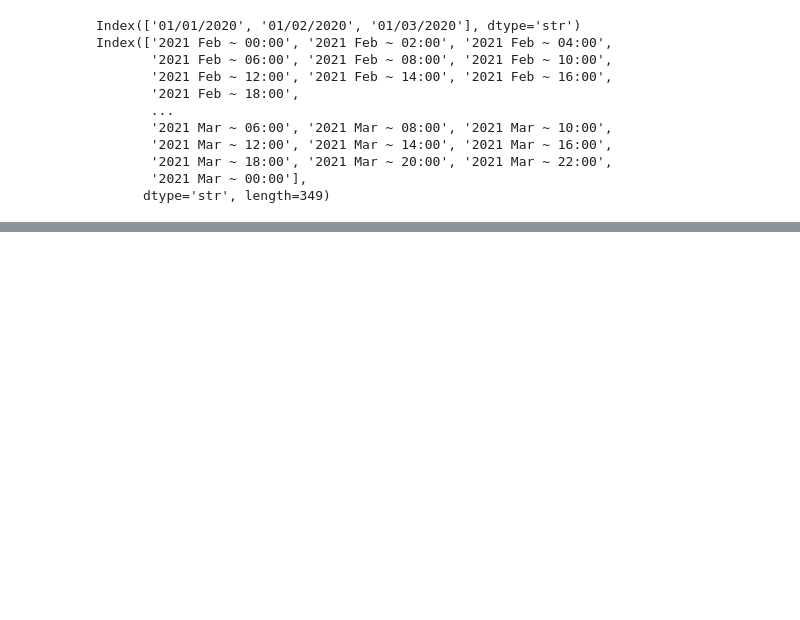
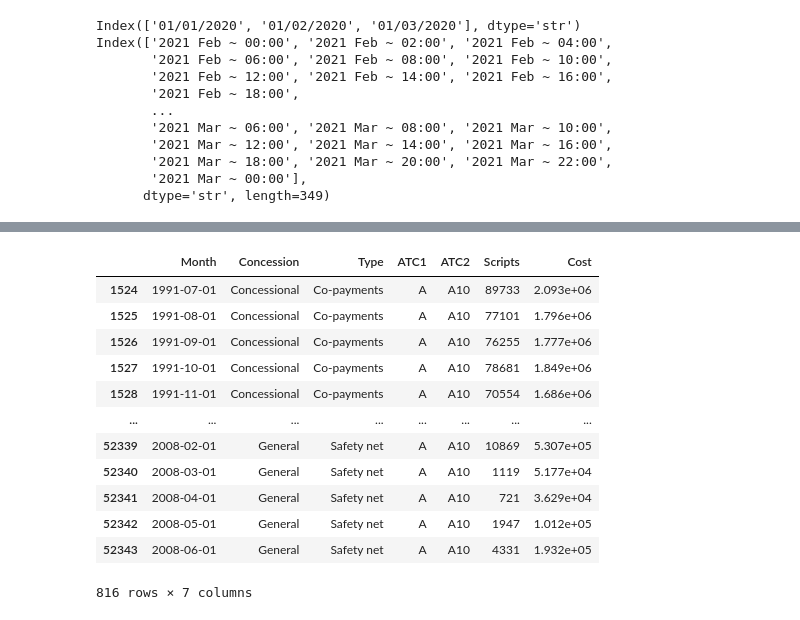
Before and after one commit to Ak62007/TS, a Jupyter notebook: notebooks/00_TS_Graphics.ipynb, the cells around one changed output, grey strips where cells are left out. Drawn from its saved outputs; the diff is of its cells as text; code cells hidden in the pictures; blank space fills up the shorter version.

```diff
--- a/notebooks/00_TS_Graphics.ipynb
+++ b/notebooks/00_TS_Graphics.ipynb
@@ -208,0 +309,17 @@ Index(['2021 Feb ~ 00:00', '2021 Feb ~ 02:00', '2021 Feb ~ 04:00',
+# %%
+a10 = pbs_data.loc[pbs_data['ATC2'] == 'A10']
+a10
+# %% [output]
+|  | Month | Concession | Type | ATC1 | ATC2 | Scripts | Cost |
+| 1524 | 1991-07-01 | Concessional | Co-payments | A | A10 | 89733 | 2.093e+06 |
+| 1525 | 1991-08-01 | Concessional | Co-payments | A | A10 | 77101 | 1.796e+06 |
+| 1526 | 1991-09-01 | Concessional | Co-payments | A | A10 | 76255 | 1.777e+06 |
+| 1527 | 1991-10-01 | Concessional | Co-payments | A | A10 | 78681 | 1.849e+06 |
+| 1528 | 1991-11-01 | Concessional | Co-payments | A | A10 | 70554 | 1.686e+06 |
+| ... | ... | ... | ... | ... | ... | ... | ... |
+| 52339 | 2008-02-01 | General | Safety net | A | A10 | 10869 | 5.307e+05 |
+| 52340 | 2008-03-01 | General | Safety net | A | A10 | 1119 | 5.177e+04 |
+| 52341 | 2008-04-01 | General | Safety net | A | A10 | 721 | 3.629e+04 |
+| 52342 | 2008-05-01 | General | Safety net | A | A10 | 1947 | 1.012e+05 |
+| 52343 | 2008-06-01 | General | Safety net | A | A10 | 4331 | 1.932e+05 |
+816 rows × 7 columns
```
Also changed, not shown: parts of 27 cells of this notebook, 2 other files.
